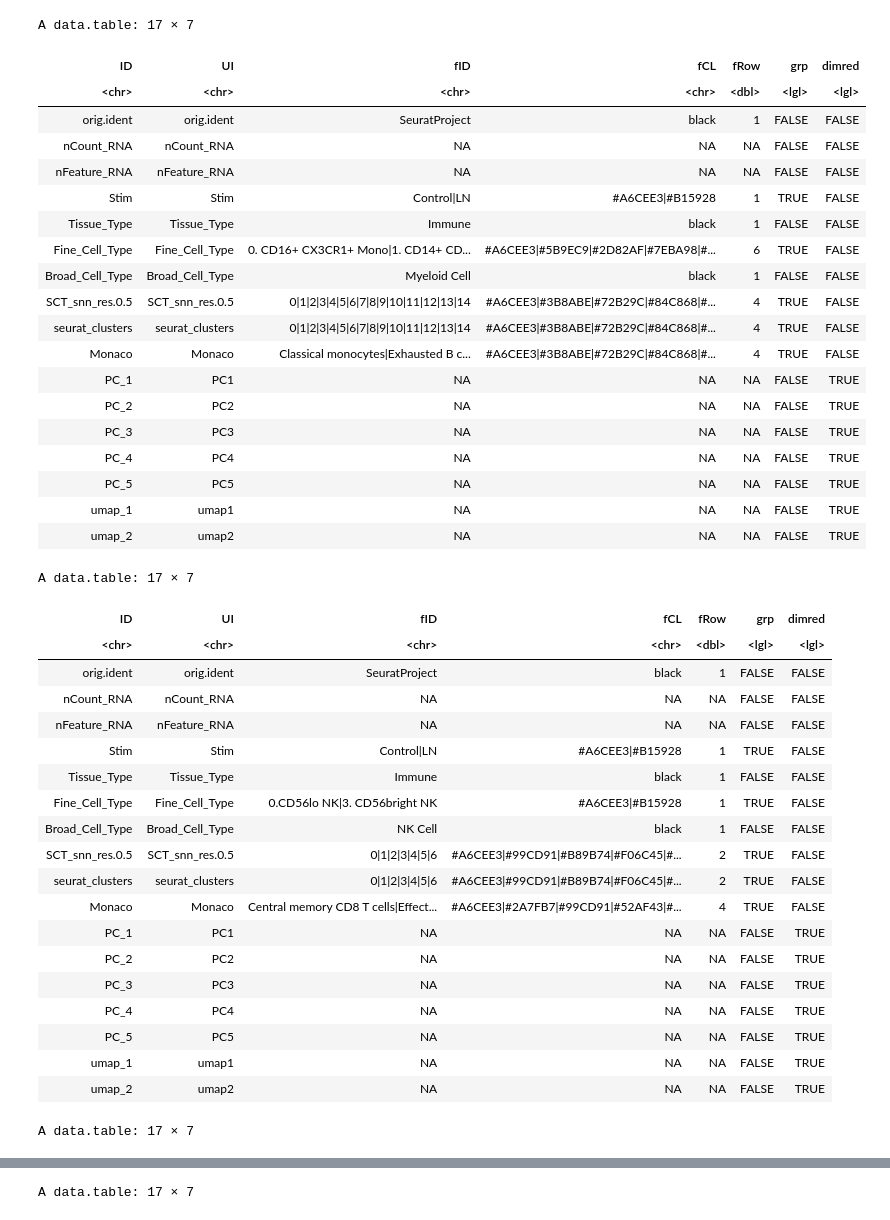
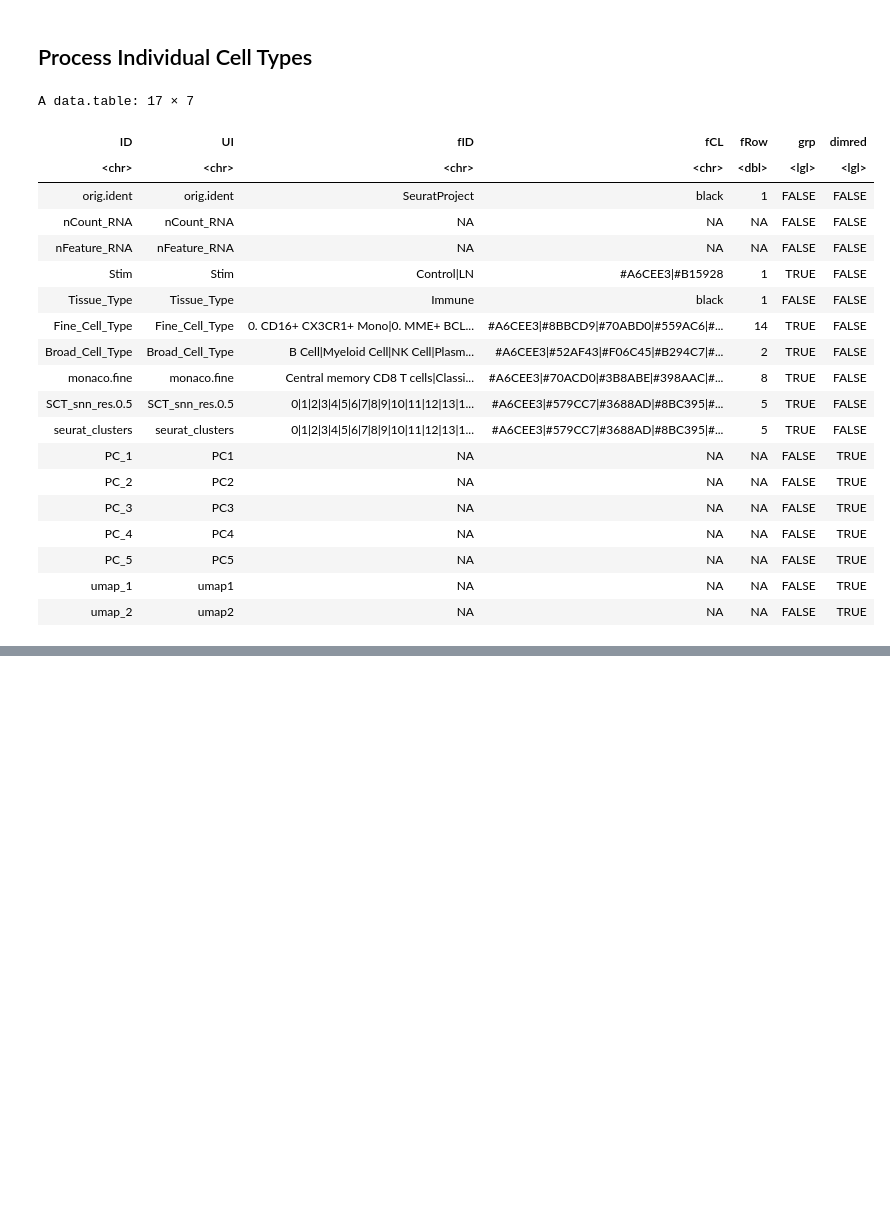
Before and after one commit to siegelna/amp_data, a Jupyter notebook: phase2/analysis.ipynb, the cells around one changed output, grey strips where cells are left out. Cells and saved outputs as stored; diff of their text form; code cells hidden in the pictures; blank space fills up the shorter version.

```diff
--- a/phase2/analysis.ipynb
+++ b/phase2/analysis.ipynb
@@ -26,3 +98,5 @@ save(obj, file=file.path("objects", "02.rda"))
+# %% [markdown]
+## Process Individual Cell Types
 # %%
 load(file=file.path("objects", "02.rda"))
 # %%
@@ -32,7 +106,7 @@ source("R/process.R")
 
 #bcell
 seu =  get(load(file = "objects/BCellmonaco05.rda"))
-colnames(seu@meta.data)[10] <- "Monaco"
+colnames(seu@meta.data)[10] <- "monaco.fine"
 scConf1 = createConfig(seu)
 makeShinyFiles(seu, scConf1,
              gene.mapping = TRUE,
@@ -42,7 +116,7 @@ makeShinyFiles(seu, scConf1,
 
 #myeloid
 seu =  get(load(file = "objects/MyeloidCellmonaco05.rda"))
-colnames(seu@meta.data)[10] <- "Monaco"
+colnames(seu@meta.data)[10] <- "monaco.fine"
 scConf2 = createConfig(seu)
 makeShinyFiles(seu, scConf2,
              gene.mapping = TRUE,
@@ -52,7 +126,7 @@ makeShinyFiles(seu, scConf2,
 
 #nk
 seu =  get(load(file = "objects/NKCellmonaco05.rda"))
-colnames(seu@meta.data)[10] <- "Monaco"
+colnames(seu@meta.data)[10] <- "monaco.fine"
 scConf3 = createConfig(seu)
 makeShinyFiles(seu, scConf3,
              gene.mapping = TRUE,
@@ -62,43 +136,72 @@ makeShinyFiles(seu, scConf3,
 
 #plasma
 seu =  get(load(file = "objects/PlasmaCellmonaco05.rda"))
-colnames(seu@meta.data)[10] <- "Monaco"
+colnames(seu@meta.data)[10] <- "monaco.fine"
 scConf4 = createConfig(seu)
 makeShinyFiles(seu, scConf4,
              gene.mapping = TRUE,
              shiny.prefix = "sc4",
              shiny.dir = "amp2_sle_scRNAseq_immune/",
              gex.assay = "SCT")
 
 #tcell
 seu =  get(load(file = "objects/TCellmonaco05.rda"))
-colnames(seu@meta.data)[10] <- "Monaco"
+colnames(seu@meta.data)[10] <- "monaco.fine"
 scConf5 = createConfig(seu)
 makeShinyFiles(seu, scConf5,
              gene.mapping = TRUE,
              shiny.prefix = "sc5",
              shiny.dir = "amp2_sle_scRNAseq_immune/",
              gex.assay = "SCT")
 
+# All
+seu =  get(load(file = "objects/06.rda"))
+seu <- SetIdent(seu, value = "Broad_Cell_Type")
+cells <-  c('T Cell', 'NK Cell', 'Plasma Cell', 'B Cell', 'Myeloid Cell')
+seu <- subset(seu, Broad_Cell_Type  %in%  cells)
+
+# Rename
+seu@meta.data$Stim <- seu@meta.data$Type
+seu@meta.data$Tissue_Type <- seu@meta.data$broad.group
+seu@meta.data$Fine_Cell_Type <- seu@meta.data$fine.type
+seu@meta.data$Broad_Cell_Type <- seu@meta.data$broad.type
+
+columns_to_keep <-  c('orig.ident', 'nCount_RNA', 'nFeature_RNA', 'Stim', 'Tissue_Type',
+ 'Fine_Cell_Type', 'Broad_Cell_Type', 'monaco.fine')
+seu@meta.data <- seu@meta.data[, columns_to_keep, drop = FALSE]
+
+# Recluster
+seu <- RunPCA(seu, npcs = 30, verbose = TRUE)
+seu <- RunUMAP(seu, reduction = "pca", dims = 1:20)
+seu <- FindNeighbors(seu, reduction = "pca", dims = 1:20)
+seu <- FindClusters(seu, resolution = 0.5)
+
+scConf6 = createConfig(seu, maxLevels = 60)
+makeShinyFiles(seu, scConf6,
+             gene.mapping = TRUE,
+             shiny.prefix = "sc6",
+             shiny.dir = "amp2_sle_scRNAseq_immune/",
+             gex.assay = "SCT")
+
 makeShinyCodesMulti(
   shiny.title = "AMP Phase II SLE, Immune Cells", shiny.footnotes = NULL,
-  shiny.prefix = c("sc1", "sc2", "sc3", "sc4", "sc5"),
-  shiny.headers = c("B Cell", "Myeloid", "NK", "Plasma Cell", "T Cell"),
+  shiny.prefix = c("sc1", "sc2", "sc3", "sc4", "sc5", "sc6"),
+  shiny.headers = c("B Cell", "Myeloid", "NK", "Plasma Cell", "T Cell", "All Cells"),
   shiny.dir = "amp2_sle_scRNAseq_immune/")
 # %% [output]
 A data.table: 17 × 7
 | ID | UI | fID | fCL | fRow | grp | dimred |
 | <chr> | <chr> | <chr> | <chr> | <dbl> | <lgl> | <lgl> |
 | orig.ident | orig.ident | SeuratProject | black | 1 | FALSE | FALSE |
 | nCount_RNA | nCount_RNA | NA | NA | NA | FALSE | FALSE |
 | nFeature_RNA | nFeature_RNA | NA | NA | NA | FALSE | FALSE |
 | Stim | Stim | Control|LN | #A6CEE3|#B15928 | 1 | TRUE | FALSE |
 | Tissue_Type | Tissue_Type | Immune | black | 1 | FALSE | FALSE |
-| Fine_Cell_Type | Fine_Cell_Type | 0. CD16+ CX3CR1+ Mono|1. CD14+ CD... | #A6CEE3|#5B9EC9|#2D82AF|#7EBA98|#... | 6 | TRUE | FALSE |
-| Broad_Cell_Type | Broad_Cell_Type | Myeloid Cell | black | 1 | FALSE | FALSE |
-| SCT_snn_res.0.5 | SCT_snn_res.0.5 | 0|1|2|3|4|5|6|7|8|9|10|11|12|13|14 | #A6CEE3|#3B8ABE|#72B29C|#84C868|#... | 4 | TRUE | FALSE |
-| seurat_clusters | seurat_clusters | 0|1|2|3|4|5|6|7|8|9|10|11|12|13|14 | #A6CEE3|#3B8ABE|#72B29C|#84C868|#... | 4 | TRUE | FALSE |
-| Monaco | Monaco | Classical monocytes|Exhausted B c... | #A6CEE3|#3B8ABE|#72B29C|#84C868|#... | 4 | TRUE | FALSE |
+| Fine_Cell_Type | Fine_Cell_Type | 0. CD16+ CX3CR1+ Mono|0. MME+ BCL... | #A6CEE3|#8BBCD9|#70ABD0|#559AC6|#... | 14 | TRUE | FALSE |
+| Broad_Cell_Type | Broad_Cell_Type | B Cell|Myeloid Cell|NK Cell|Plasm... | #A6CEE3|#52AF43|#F06C45|#B294C7|#... | 2 | TRUE | FALSE |
+| monaco.fine | monaco.fine | Central memory CD8 T cells|Classi... | #A6CEE3|#70ACD0|#3B8ABE|#398AAC|#... | 8 | TRUE | FALSE |
+| SCT_snn_res.0.5 | SCT_snn_res.0.5 | 0|1|2|3|4|5|6|7|8|9|10|11|12|13|1... | #A6CEE3|#579CC7|#3688AD|#8BC395|#... | 5 | TRUE | FALSE |
+| seurat_clusters | seurat_clusters | 0|1|2|3|4|5|6|7|8|9|10|11|12|13|1... | #A6CEE3|#579CC7|#3688AD|#8BC395|#... | 5 | TRUE | FALSE |
 | PC_1 | PC1 | NA | NA | NA | FALSE | TRUE |
 | PC_2 | PC2 | NA | NA | NA | FALSE | TRUE |
 | PC_3 | PC3 | NA | NA | NA | FALSE | TRUE |
@@ -106,24 +209,3 @@ A data.table: 17 × 7
 | PC_5 | PC5 | NA | NA | NA | FALSE | TRUE |
 | umap_1 | umap1 | NA | NA | NA | FALSE | TRUE |
 | umap_2 | umap2 | NA | NA | NA | FALSE | TRUE |
-A data.table: 17 × 7
-| ID | UI | fID | fCL | fRow | grp | dimred |
-| <chr> | <chr> | <chr> | <chr> | <dbl> | <lgl> | <lgl> |
-| orig.ident | orig.ident | SeuratProject | black | 1 | FALSE | FALSE |
-| nCount_RNA | nCount_RNA | NA | NA | NA | FALSE | FALSE |
-| nFeature_RNA | nFeature_RNA | NA | NA | NA | FALSE | FALSE |
-| Stim | Stim | Control|LN | #A6CEE3|#B15928 | 1 | TRUE | FALSE |
-| Tissue_Type | Tissue_Type | Immune | black | 1 | FALSE | FALSE |
-| Fine_Cell_Type | Fine_Cell_Type | 0.CD56lo NK|3. CD56bright NK | #A6CEE3|#B15928 | 1 | TRUE | FALSE |
-| Broad_Cell_Type | Broad_Cell_Type | NK Cell | black | 1 | FALSE | FALSE |
-| SCT_snn_res.0.5 | SCT_snn_res.0.5 | 0|1|2|3|4|5|6 | #A6CEE3|#99CD91|#B89B74|#F06C45|#... | 2 | TRUE | FALSE |
-| seurat_clusters | seurat_clusters | 0|1|2|3|4|5|6 | #A6CEE3|#99CD91|#B89B74|#F06C45|#... | 2 | TRUE | FALSE |
-| Monaco | Monaco | Central memory CD8 T cells|Effect... | #A6CEE3|#2A7FB7|#99CD91|#52AF43|#... | 4 | TRUE | FALSE |
-| PC_1 | PC1 | NA | NA | NA | FALSE | TRUE |
-| PC_2 | PC2 | NA | NA | NA | FALSE | TRUE |
-| PC_3 | PC3 | NA | NA | NA | FALSE | TRUE |
-| PC_4 | PC4 | NA | NA | NA | FALSE | TRUE |
-| PC_5 | PC5 | NA | NA | NA | FALSE | TRUE |
-| umap_1 | umap1 | NA | NA | NA | FALSE | TRUE |
-| umap_2 | umap2 | NA | NA | NA | FALSE | TRUE |
-A data.table: 17 × 7
@@ -149 +211,0 @@ A data.table: 17 × 7
-A data.table: 17 × 7
```
Also changed, not shown: parts of 7 cells of this notebook, 15 other files.
